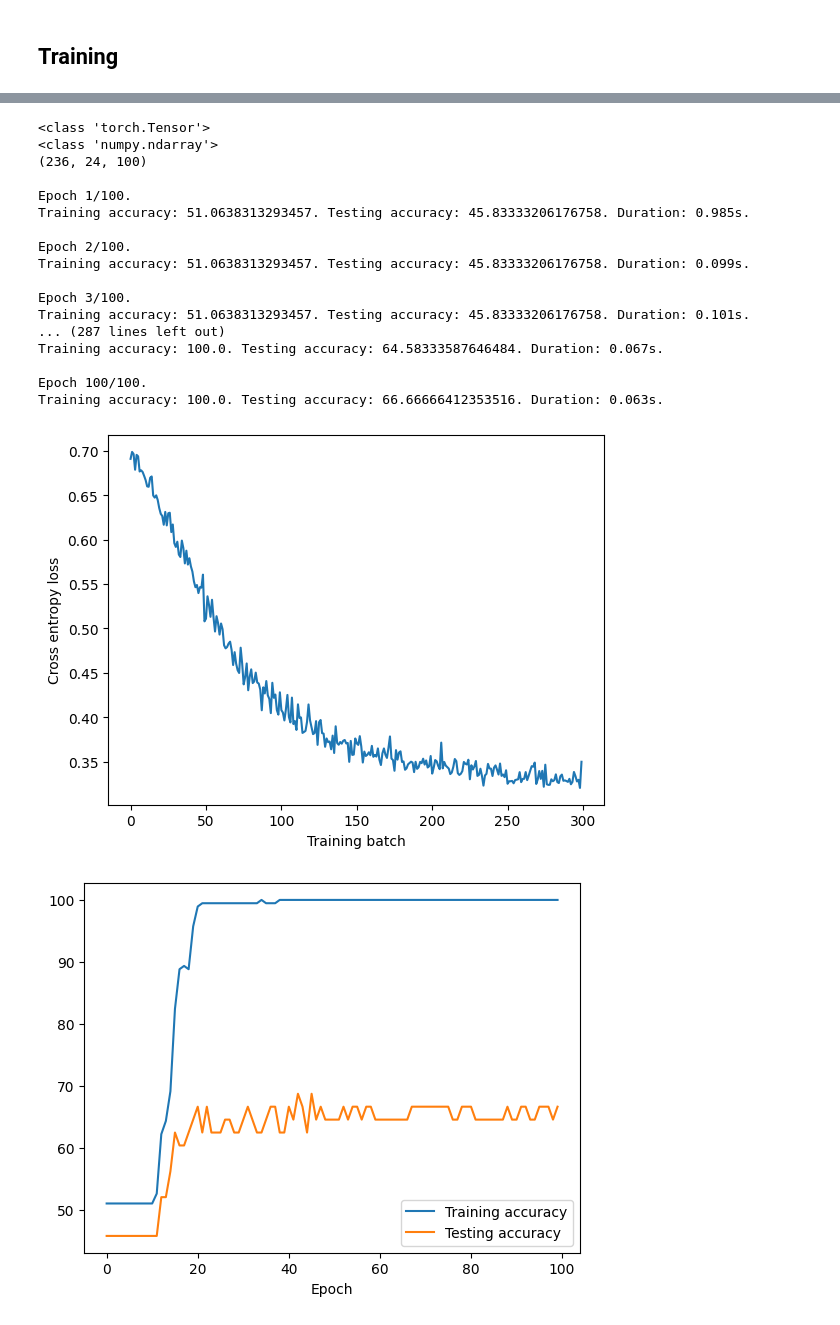
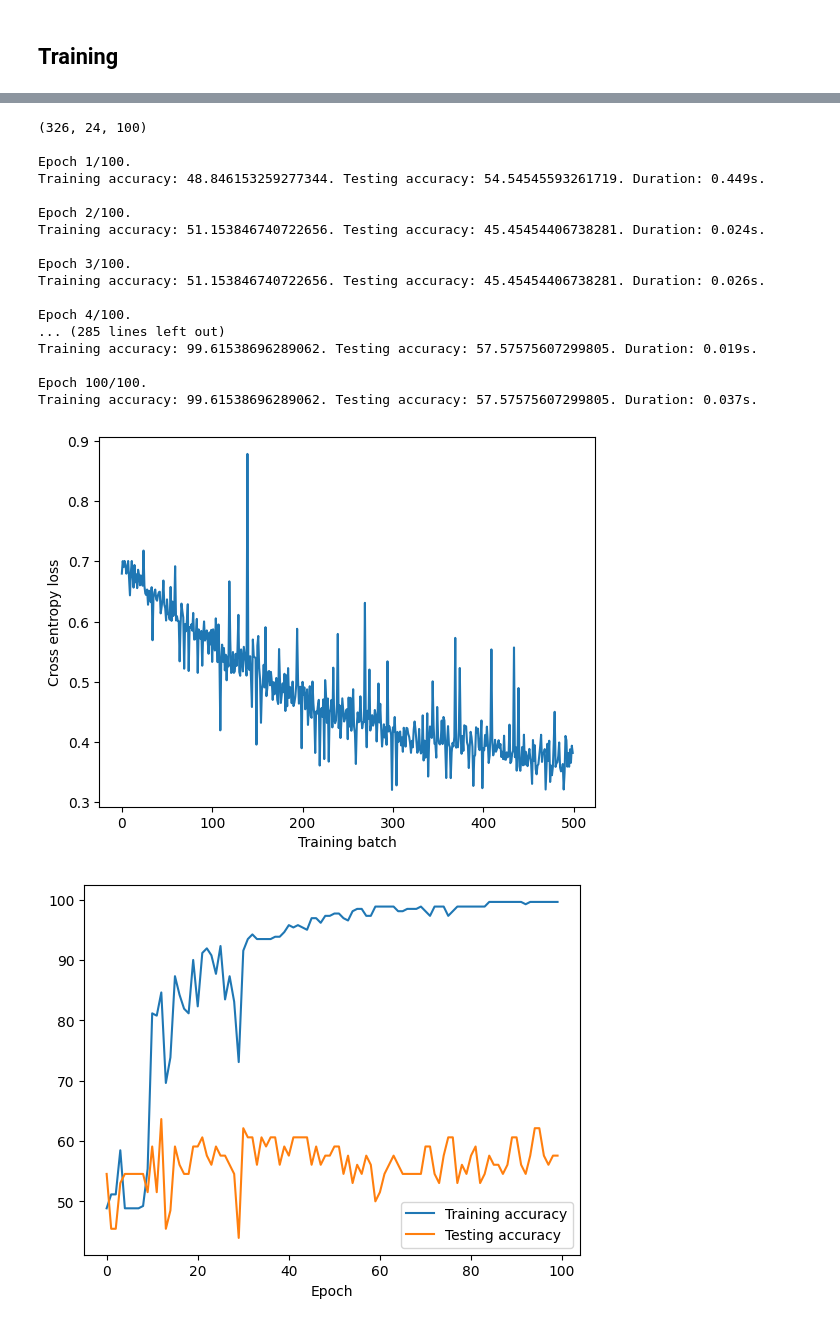
Before and after one commit to dibahk/FTL-on-Predictive-Maintenace, a Jupyter notebook: CNN1.ipynb, the cells around one changed output, grey strips where cells are left out. Saved outputs shown, nothing was run; the diff lists cells and outputs as text; code cells hidden in the pictures.

```diff
--- a/CNN1.ipynb
+++ b/CNN1.ipynb
@@ -21,15 +22,13 @@ def data_loading(data_path, label_path, batch_size, train_ratio=0.8):
     # reshaping the dataset so  the channels will be the second dimension.
     data = data.permute(0, 2, 1)
     n_samples, n_channels, n_features = data.shape
-    print(type(data))
     X_reshaped = data.reshape(n_samples, -1)
     # Apply SMOTE
-    smote = SMOTE(sampling_strategy='minority')
+    smote = SMOTE()
     data_resampled, labels_resampled = smote.fit_resample(X_reshaped, labels)
 
     # Reshape X_resampled back to 3D
     data_resampled = data_resampled.reshape(-1, n_channels, n_features)
-    print(type(labels_resampled))
     print(data_resampled.shape)
     data_resampled = torch.tensor(data_resampled)
     labels_resampled = torch.tensor(labels_resampled)
@@ -100,7 +154,7 @@ def evaluate_metric(model, data_iter, metric):
 wandb.init(
     # set the wandb project where this run will be logged
     project="NASA_turbo_fan",
-    name= "With batchnorm1d_3",
+    name= "feature selection",
     # track hyperparameters and run metadata
     config={
     "learning_rate": 0.0001,
@@ -183,20 +238,20 @@ View run at https://wandb.ai/d-hadjikazemi-queen-mary-university-of-london/NASA_
-<class 'torch.Tensor'>
-<class 'numpy.ndarray'>
-(236, 24, 100)
+(326, 24, 100)
 
 Epoch 1/100.
-Training accuracy: 51.0638313293457. Testing accuracy: 45.83333206176758. Duration: 0.985s.
+Training accuracy: 48.846153259277344. Testing accuracy: 54.54545593261719. Duration: 0.449s.
 
 Epoch 2/100.
-Training accuracy: 51.0638313293457. Testing accuracy: 45.83333206176758. Duration: 0.099s.
+Training accuracy: 51.153846740722656. Testing accuracy: 45.45454406738281. Duration: 0.024s.
 
 Epoch 3/100.
-Training accuracy: 51.0638313293457. Testing accuracy: 45.83333206176758. Duration: 0.101s.
-... (287 lines left out)
-Training accuracy: 100.0. Testing accuracy: 64.58333587646484. Duration: 0.067s.
+Training accuracy: 51.153846740722656. Testing accuracy: 45.45454406738281. Duration: 0.026s.
+
+Epoch 4/100.
+... (285 lines left out)
+Training accuracy: 99.61538696289062. Testing accuracy: 57.57575607299805. Duration: 0.019s.
 
 Epoch 100/100.
-Training accuracy: 100.0. Testing accuracy: 66.66666412353516. Duration: 0.063s.
+Training accuracy: 99.61538696289062. Testing accuracy: 57.57575607299805. Duration: 0.037s.
-[figure, old version]
+[figure, new version]
-[figure, old version]
+[figure, new version]
 Run history:
```
Also changed, not shown: parts of 6 cells of this notebook.
